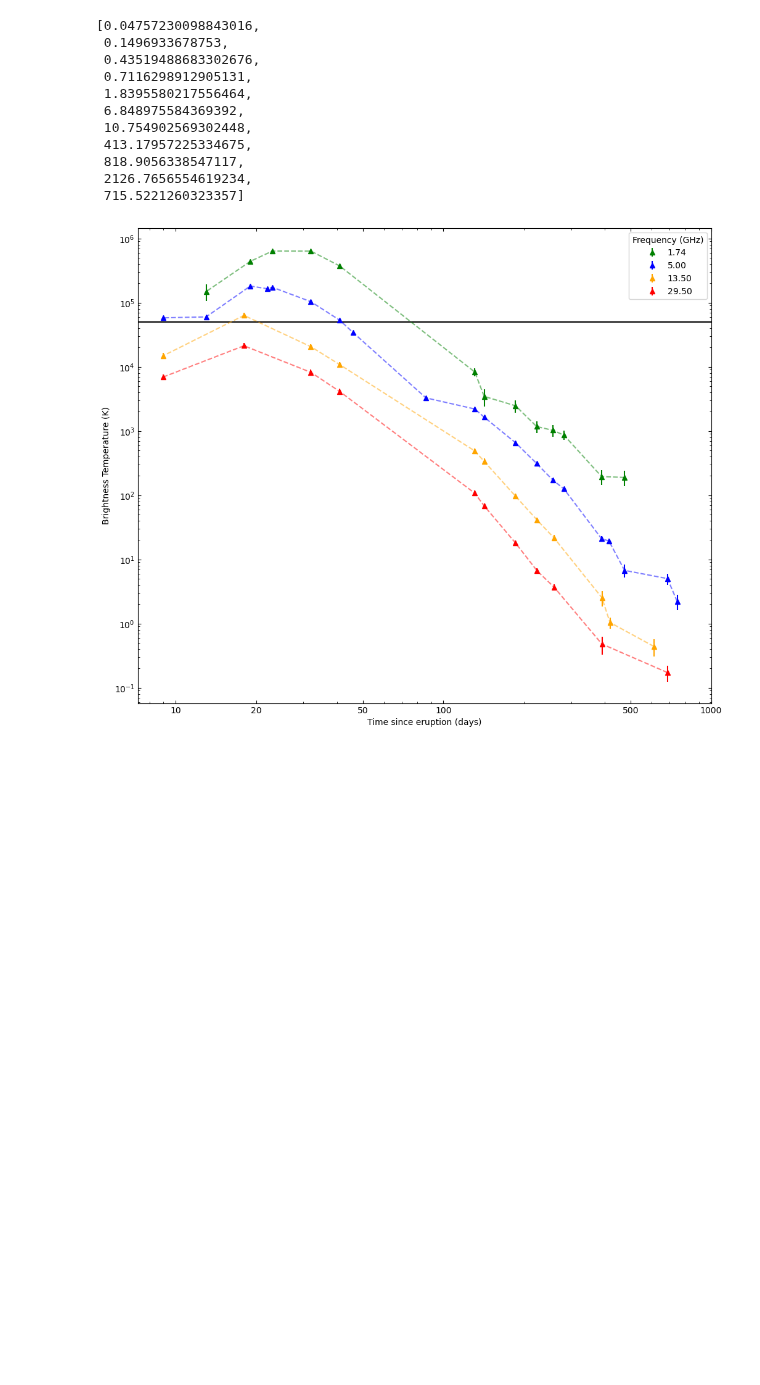
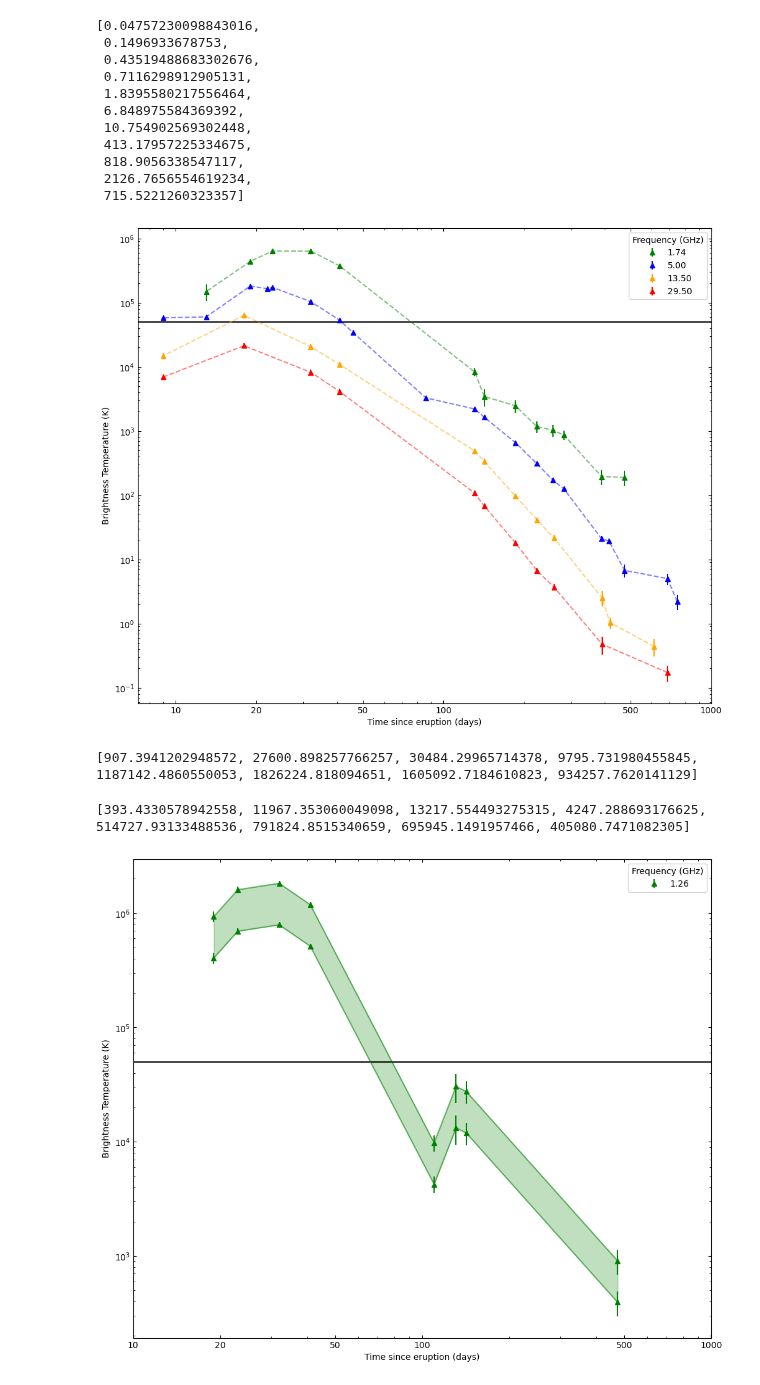
Before and after one commit to Wilhelm005/Research-Code, a Jupyter notebook: V392Per_Brightness_Temp.ipynb, the cells around one changed output. Cells and saved outputs as stored; diff of their text form; code cells hidden in the pictures; blank space fills up the shorter version.

```diff
--- a/V392Per_Brightness_Temp.ipynb
+++ b/V392Per_Brightness_Temp.ipynb
@@ -329,3 +350,17 @@ plt.legend(title='Frequency (GHz)')
 plt.show();
 # %% [output]
 [figure]
+# %%
+Vlow = 5200 * 100000
+Vhigh = 5800 * 100000
+Distlow = 3.07 *  3.086*10**21
+Disthigh = 4.18 *  3.086*10**21
+# %%
+mask = df1_26['Flux (mJy)'] > 3 * np.sqrt(df1_26["eFlux (mJy)"]**2 + (df1_26["Flux (mJy)"]*0.05)**2) #don't show the non-detections
+if mask.any():
+        days1_26 = (df1_26['Days'][mask])
+        flux1_26 = df1_26["Flux (mJy)"][mask]
+        flux_err1_26 = np.sqrt(df1_26["eFlux (mJy)"][mask]**2 + (df1_26["Flux (mJy)"][mask]*0.05)**2)
+
+nu1_26 = 1.26
+date_CAC_sec_n1_26 = days1_26 * 86400    #time in seconds  (date_CAC is going to be a list of times (from t0))
@@ -331,0 +403,60 @@ plt.show();
+# %%
+CTB_nuhigh, CTBError_nuhigh = Con_TBhigh(flux1_26, date_CAC_sec_n1_26, flux_err1_26, nu1_26)
+print(CTB_nuhigh)
+# %% [output]
+[907.3941202948572, 27600.898257766257, 30484.29965714378, 9795.731980455845, 1187142.4860550053, 1826224.818094651, 1605092.7184610823, 934257.7620141129]
+# %%
+CTB_nulow, CTBError_nulow = Con_TBlow(flux1_26, date_CAC_sec_n1_26, flux_err1_26, nu1_26)
+print(CTB_nulow)
+# %% [output]
+[393.4330578942558, 11967.353060049098, 13217.554493275315, 4247.288693176625, 514727.93133488536, 791824.8515340659, 695945.1491957466, 405080.7471082305]
+# %%
+fig, ax = plt.subplots()
+fig.set_size_inches(12,10)
+
+ax.axhline(y=5*10**4, color='black', linestyle='-', linewidth=1.5)
+
+#using a function to plot the detections only
+# Store which labels have already been used
+used_labels = set()
+
+def plot(days, CTBs, CTBerrors, fluxes, errors, color, label_name):
+    for day, CTB, CTBerr, flux, err in zip(days, CTBs, CTBerrors, fluxes, errors):
+        if flux < 3 * err:
+            fmt = 'x'  # square for non-detection
+            label = None  # no label for non-detections
+            ax.errorbar(day, CTB, fmt=fmt, color=color, label=label)
+
+        else:
+            fmt = '^'  # triangle for detection
+            label = label_name if label_name not in used_labels else None
+
+            ax.errorbar(day, CTB, yerr=CTBerr, fmt=fmt, color=color, label=label)
+
+        if label:
+            used_labels.add(label)
+
+
+plot(days1_26, CTB_nuhigh, CTBError_nuhigh, flux1_26, flux_err1_26,'green', '1.26')
+ax.plot(days1_26[0:27], CTB_nuhigh[0:27], color='green', linestyle = '-', alpha=.50)
+
+plot(days1_26, CTB_nulow, CTBError_nulow, flux1_26, flux_err1_26,'green', '1.26')
+ax.plot(days1_26[0:27], CTB_nulow[0:27], color='green', linestyle = '-', alpha=.50)
+
+ax.fill_between(days1_26, CTB_nulow, CTB_nuhigh, alpha=.25, color='green')
+
+ax.set_xscale('log')
+ax.set_xticks([10,20,50,100,500,1000], labels = ['10','20','50','100','500', '1000'])
+ax.set_yscale('log')
+#ax.set_yticks([.1,1,10], labels = ['0.1','1.0','10.0'])
+ax.set_xlabel("Time since eruption (days)")
+ax.set_ylabel("Brightness Temperature (K)")
+
+
+ax.tick_params(axis='both', which='both', direction='in', top=True, right=True)
+
+ax.set_title("")
+plt.legend(title='Frequency (GHz)')
+plt.show();
+# %% [output]
+[figure, added]
```
Also changed, not shown: parts of 2 cells of this notebook, 9 other files.
